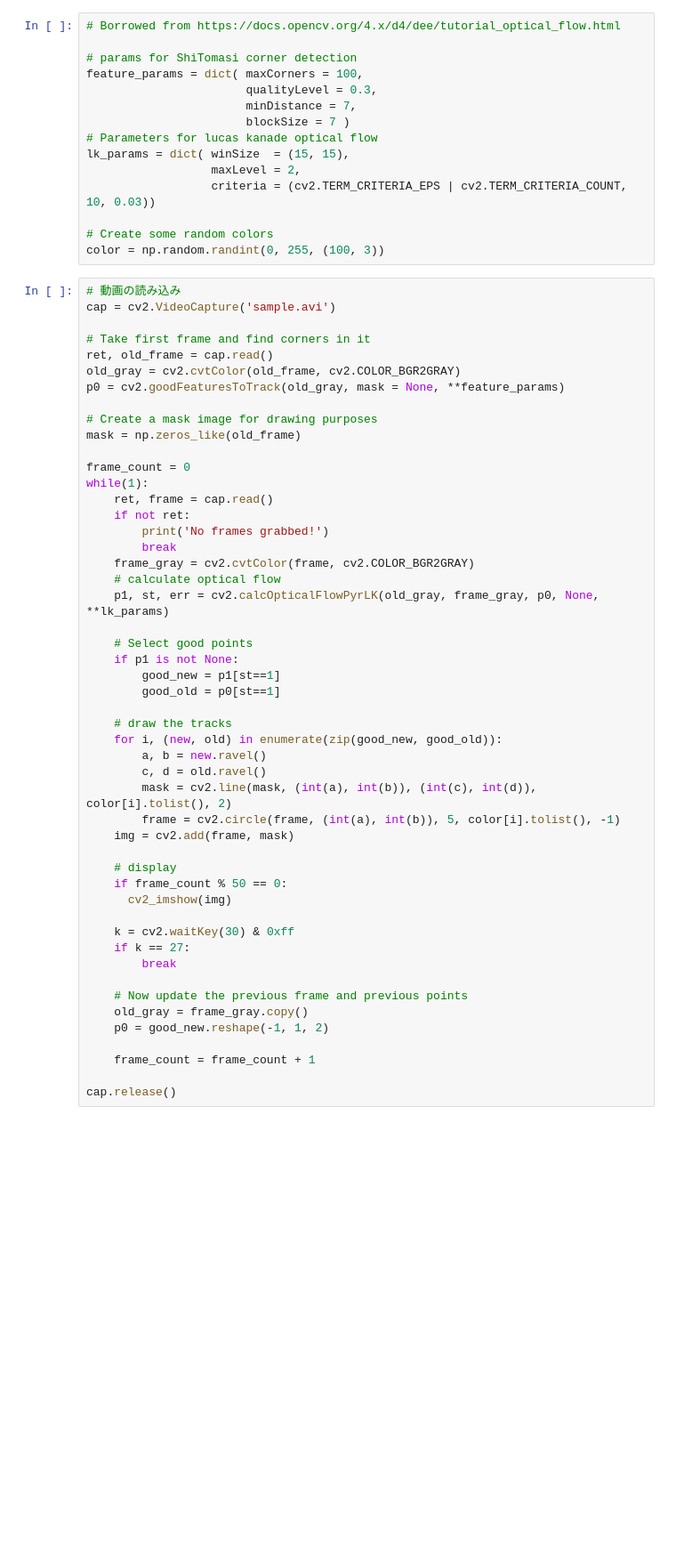
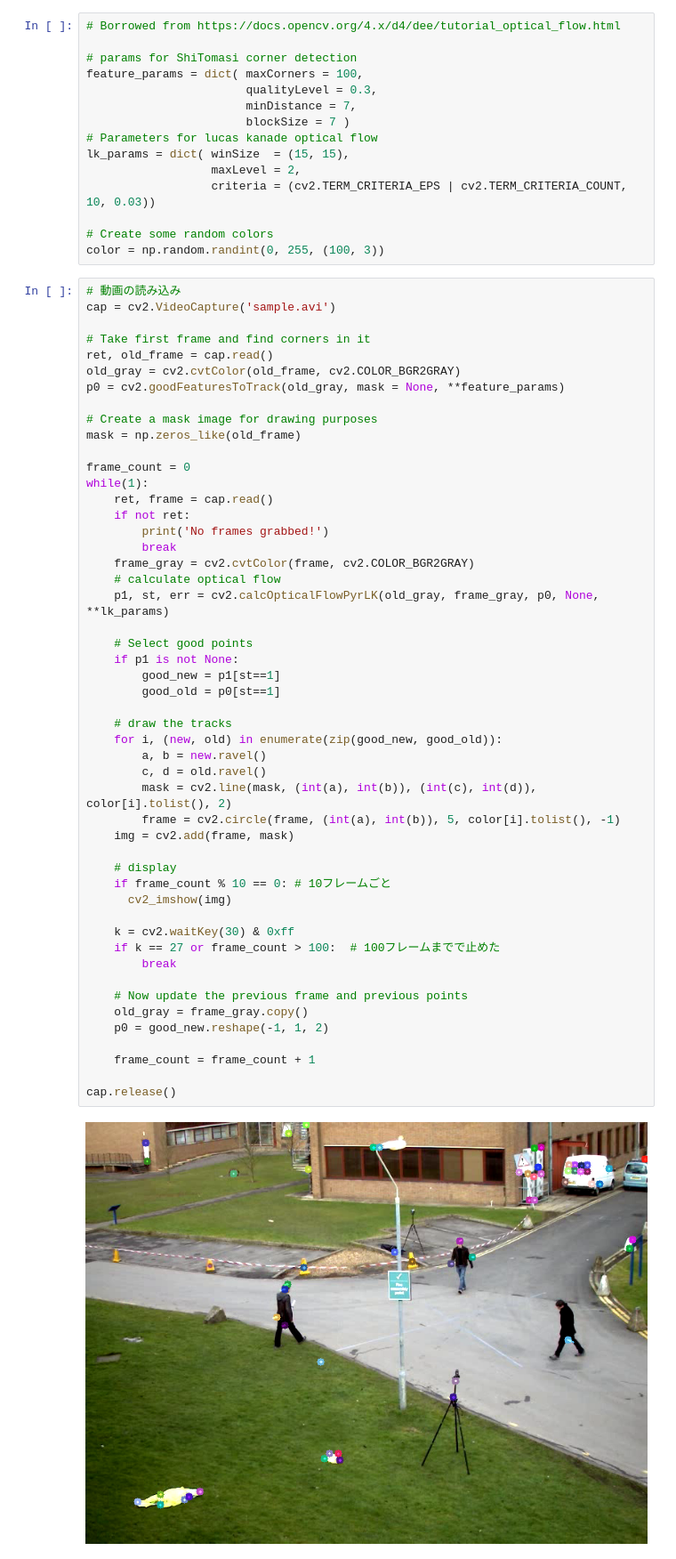
Before and after one commit to SatohN/ou_dip, a Jupyter notebook: ou_dip_10.ipynb, the cells around one changed output. Shown at 89% size. Drawn from its saved outputs; the diff is of its cells as text; blank space fills up the shorter version.

```diff
--- a/ou_dip_10.ipynb
+++ b/ou_dip_10.ipynb
@@ -53,32 +56,34 @@ while(1):
     frame_gray = cv2.cvtColor(frame, cv2.COLOR_BGR2GRAY)
     # calculate optical flow
     p1, st, err = cv2.calcOpticalFlowPyrLK(old_gray, frame_gray, p0, None, **lk_params)
 
     # Select good points
     if p1 is not None:
         good_new = p1[st==1]
         good_old = p0[st==1]
 
     # draw the tracks
     for i, (new, old) in enumerate(zip(good_new, good_old)):
         a, b = new.ravel()
         c, d = old.ravel()
         mask = cv2.line(mask, (int(a), int(b)), (int(c), int(d)), color[i].tolist(), 2)
         frame = cv2.circle(frame, (int(a), int(b)), 5, color[i].tolist(), -1)
     img = cv2.add(frame, mask)
 
     # display
-    if frame_count % 50 == 0:
+    if frame_count % 10 == 0: # 10フレームごと
       cv2_imshow(img)
 
     k = cv2.waitKey(30) & 0xff
-    if k == 27:
+    if k == 27 or frame_count > 100:  # 100フレームまでで止めた
         break
 
     # Now update the previous frame and previous points
     old_gray = frame_gray.copy()
     p0 = good_new.reshape(-1, 1, 2)
 
     frame_count = frame_count + 1
 
 cap.release()
+# %% [output]
+[figure, added]
```
Also changed, not shown: parts of 1 cell of this notebook.
